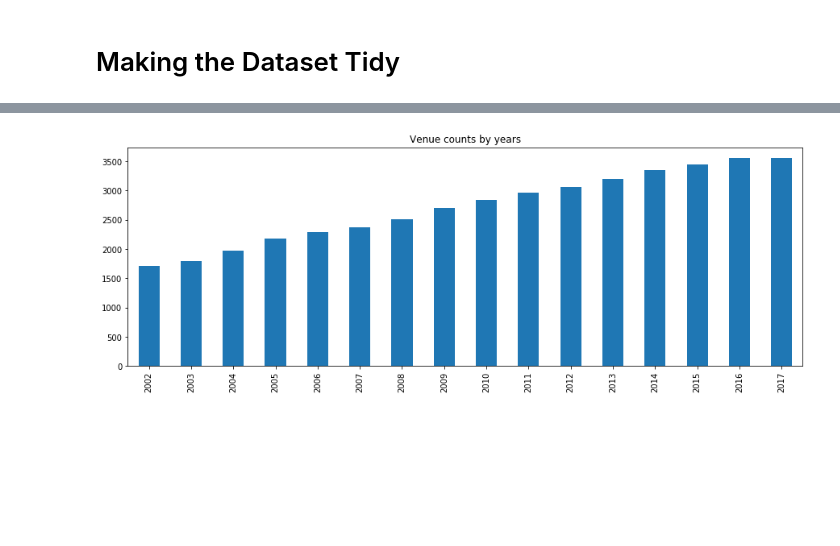
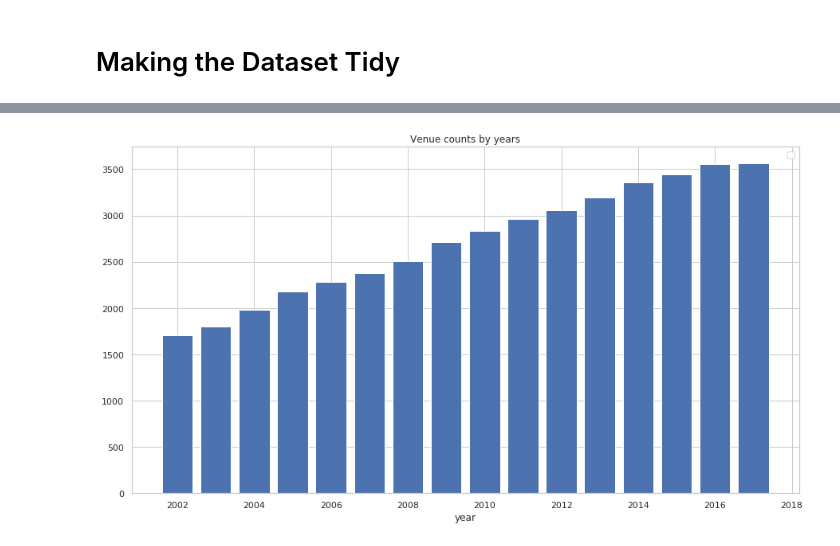
Before and after one commit to ned2/jupyter-viz, a Jupyter notebook: notebooks/explore.ipynb, the cells around one changed output, grey strips where cells are left out. Saved outputs shown, nothing was run; the diff lists cells and outputs as text; code cells hidden in the pictures; blank space fills up the shorter version.

```diff
--- a/notebooks/explore.ipynb
+++ b/notebooks/explore.ipynb
@@ -207,5 +171,13 @@ years_df.plot.bar()
-# %%
-years_indoor = cafes_df["Census year"].value_counts().sort_values()
-years.plot.bar(title="Venue counts by years", figsize=(15,5));
-# %% [output]
-[figure, removed]
+# %%
+import matplotlib.pyplot as plt
+
+# Set params of the current plot (that has yet to be drawn)
+fig = plt.figure(figsize=(15, 8))
+plt.title("Venue counts by years")
+plt.xlabel("year")
+plt.legend(["records"])
+
+# make the plot
+ax = plt.bar(x=years_df["year"], height=years_df["records"]);
+# %% [output]
+[figure, added]
```
Also changed, not shown: parts of 20 cells of this notebook.
